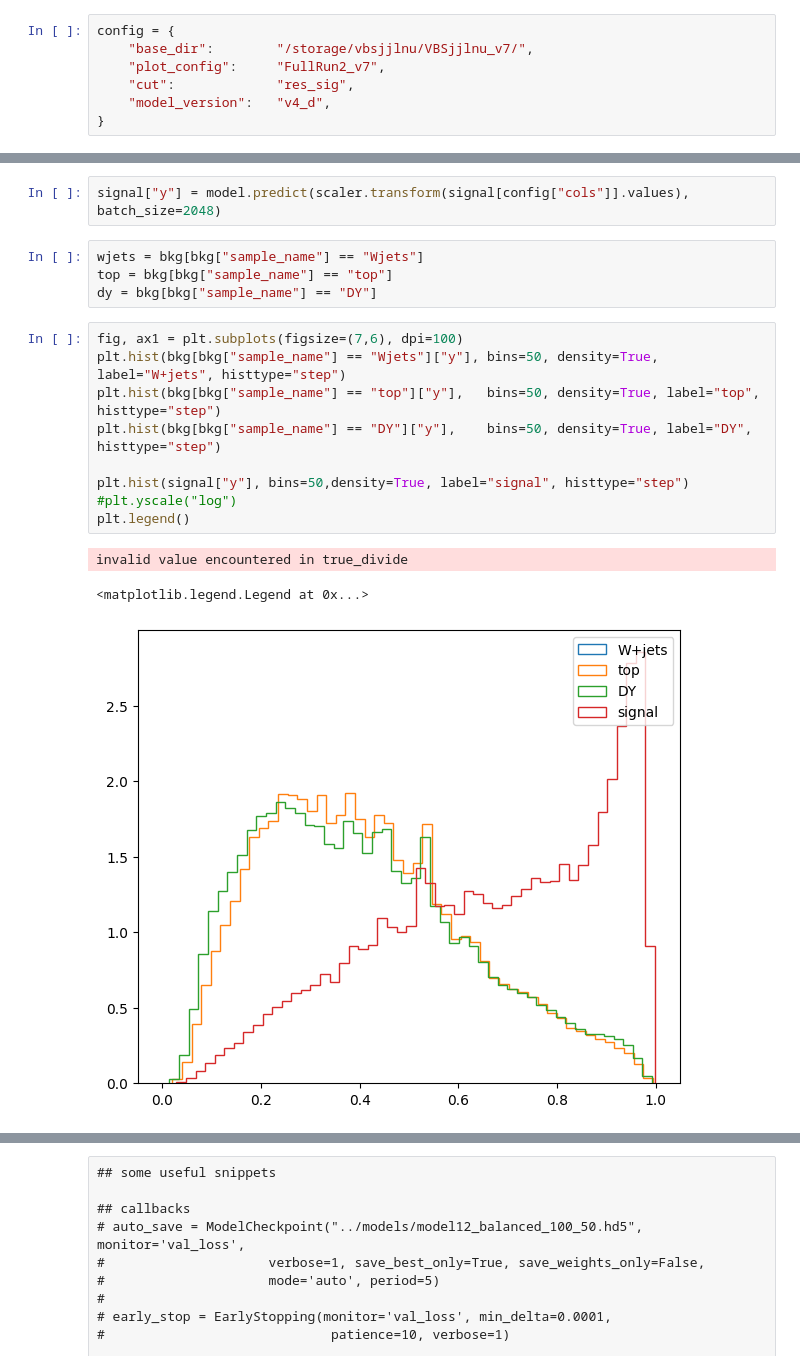
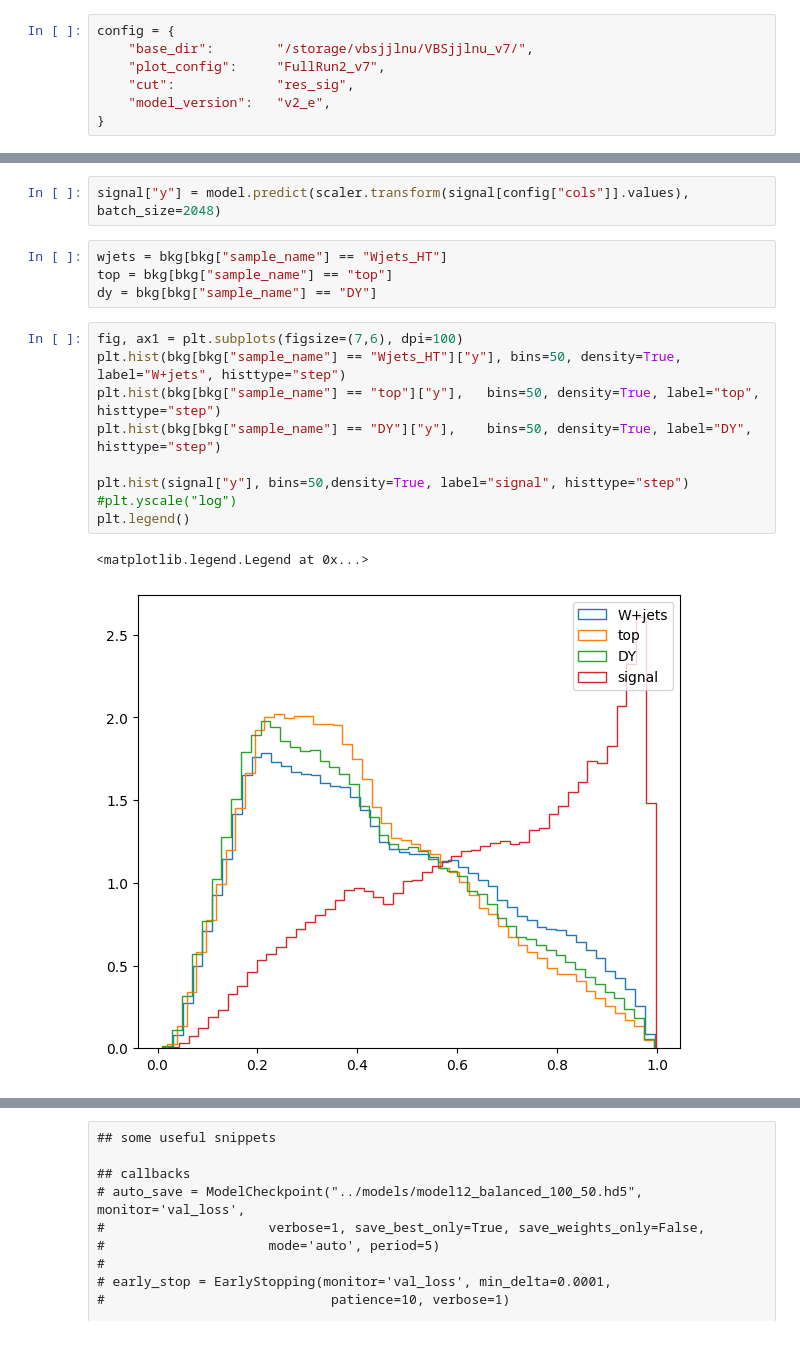
Before and after one commit to UniMiBAnalyses/ML_classification, a Jupyter notebook: Evaluate_SHAP_res.ipynb, the cells around one changed output, grey strips where cells are left out. Cells and saved outputs as stored; diff of their text form.

```diff
--- a/Evaluate_SHAP_res.ipynb
+++ b/Evaluate_SHAP_res.ipynb
@@ -12,7 +14,7 @@ config = {
     "base_dir":        "/storage/vbsjjlnu/VBSjjlnu_v7/",
     "plot_config":     "FullRun2_v7",
     "cut":             "res_sig",
-    "model_version":   "v4_d",
+    "model_version":   "v2_e",
 }
 # %%
 import os
@@ -250,22 +222,21 @@ bkg["y"] = model.predict(scaler.transform(bkg[config["cols"]].values), batch_siz
 # %%
 signal["y"] = model.predict(scaler.transform(signal[config["cols"]].values), batch_size=2048)
 # %%
-wjets = bkg[bkg["sample_name"] == "Wjets"]
+wjets = bkg[bkg["sample_name"] == "Wjets_HT"]
 top = bkg[bkg["sample_name"] == "top"]
 dy = bkg[bkg["sample_name"] == "DY"]
 # %%
 fig, ax1 = plt.subplots(figsize=(7,6), dpi=100)
-plt.hist(bkg[bkg["sample_name"] == "Wjets"]["y"], bins=50, density=True, label="W+jets", histtype="step")
+plt.hist(bkg[bkg["sample_name"] == "Wjets_HT"]["y"], bins=50, density=True, label="W+jets", histtype="step")
 plt.hist(bkg[bkg["sample_name"] == "top"]["y"],   bins=50, density=True, label="top",    histtype="step")
 plt.hist(bkg[bkg["sample_name"] == "DY"]["y"],    bins=50, density=True, label="DY",     histtype="step")
 
 plt.hist(signal["y"], bins=50,density=True, label="signal", histtype="step")
 #plt.yscale("log")
 plt.legend()
 # %% [output]
-invalid value encountered in true_divide
+<matplotlib.legend.Legend at 0x...>
-<matplotlib.legend.Legend at 0x...>
-[figure, old version]
+[figure, new version]
 # %%
 fig, ax1 = plt.subplots(figsize=(7,6), dpi=100)
 plt.hist(wjets["y"], weights=wjets.weight_norm, bins=50, density=True, label="W+jets", histtype="step")
```
Also changed, not shown: parts of 24 cells of this notebook, 11 other files.
